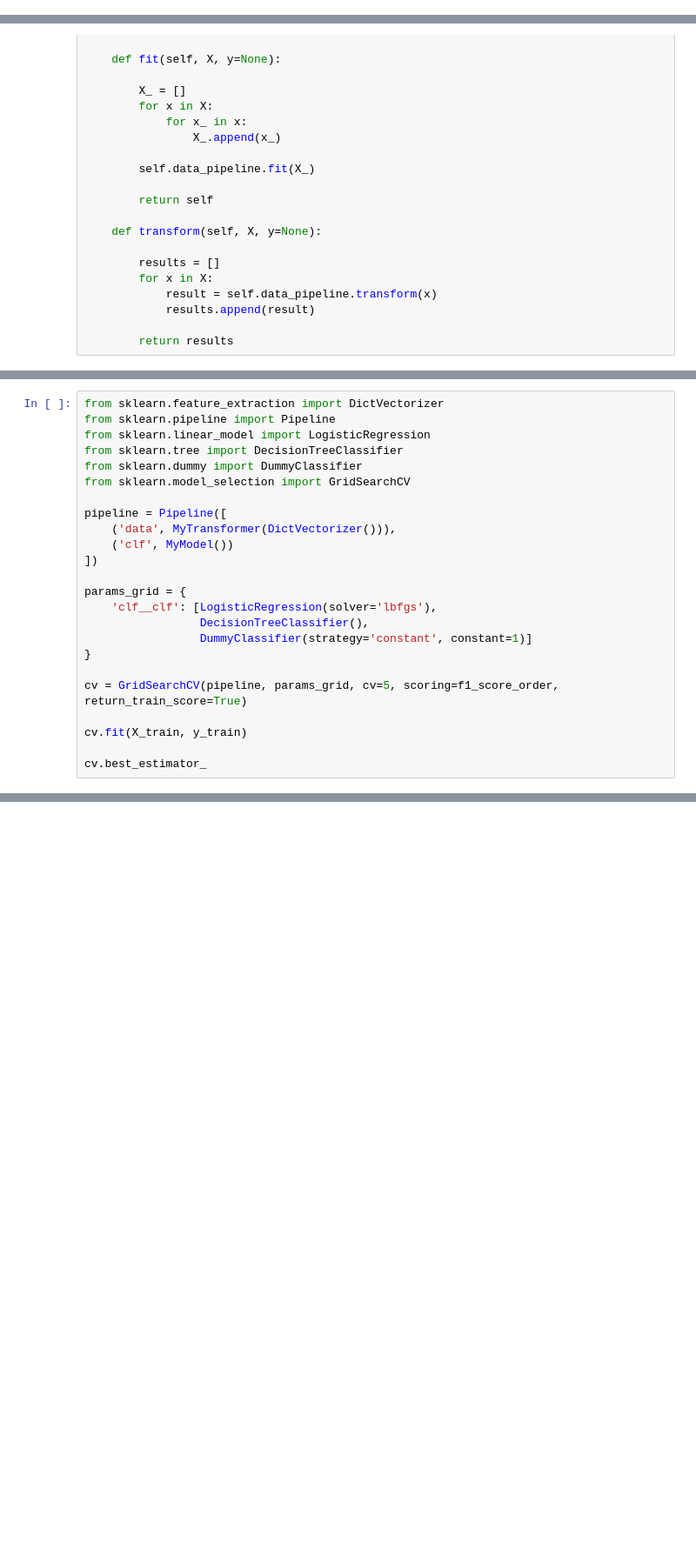
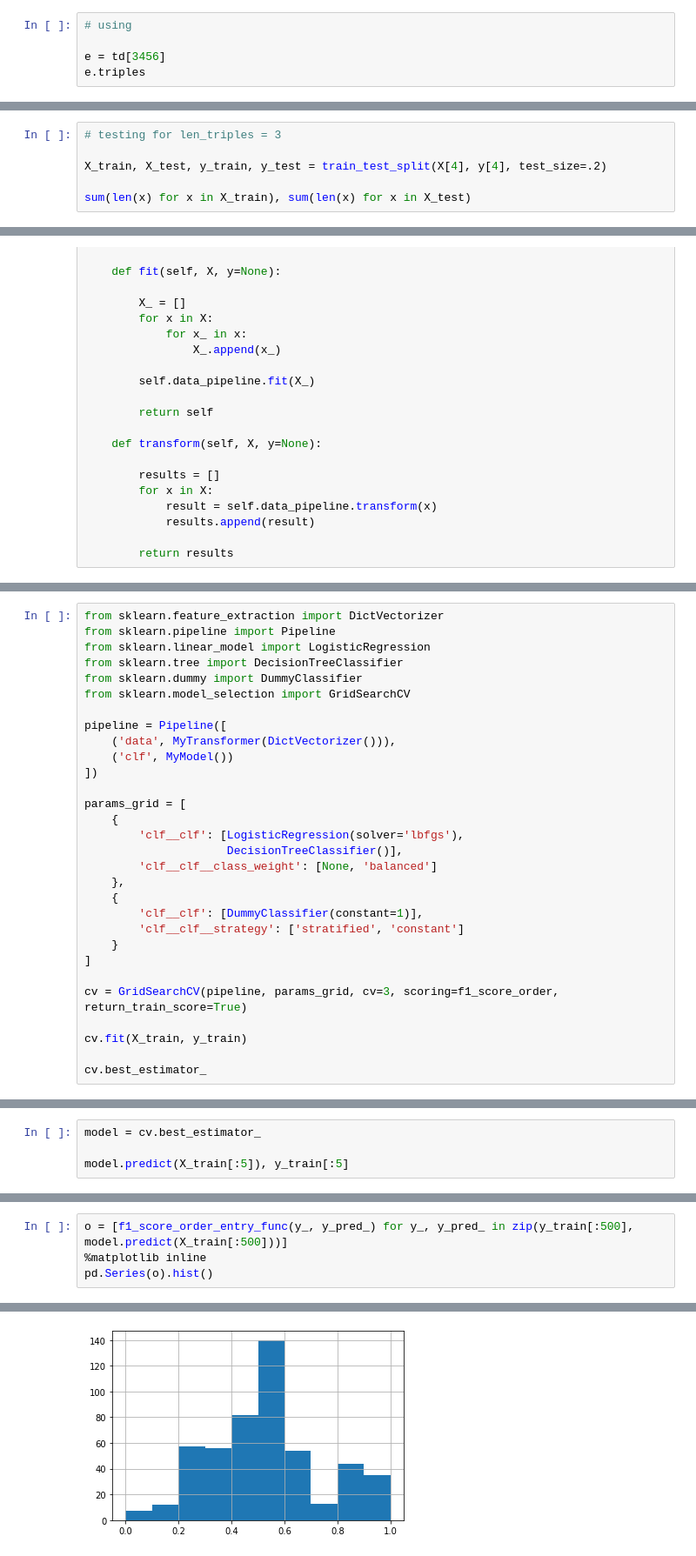
Before and after one commit to abevieiramota/masters, a Jupyter notebook: notebook/03 - Discourse Planning.ipynb, the cells around one changed output, grey strips where cells are left out. Shown at 87% size. Saved outputs shown, nothing was run; the diff lists cells and outputs as text; blank space fills up the shorter version.

```diff
--- a/notebook/03 - Discourse Planning.ipynb
+++ b/notebook/03 - Discourse Planning.ipynb
@@ -102,0 +203,5 @@ df.groupby(['is_first_order_1', 'is_first_order_2', 'target']).size().unstack(fi
+# %%
+# using
+
+e = td[3456]
+e.triples
@@ -306,0 +457,6 @@ X[3000], y[3000]
+# %%
+# testing for len_triples = 3
+
+X_train, X_test, y_train, y_test = train_test_split(X[4], y[4], test_size=.2)
+
+sum(len(x) for x in X_train), sum(len(x) for x in X_test)
@@ -408,13 +599,19 @@ pipeline = Pipeline([
     ('clf', MyModel())
 ])
 
-params_grid = {
-    'clf__clf': [LogisticRegression(solver='lbfgs'),
-                 DecisionTreeClassifier(),
-                 DummyClassifier(strategy='constant', constant=1)]
-}
+params_grid = [
+    {
+        'clf__clf': [LogisticRegression(solver='lbfgs'),
+                     DecisionTreeClassifier()],
+        'clf__clf__class_weight': [None, 'balanced']
+    },
+    {
+        'clf__clf': [DummyClassifier(constant=1)],
+        'clf__clf__strategy': ['stratified', 'constant']
+    }
+]
 
-cv = GridSearchCV(pipeline, params_grid, cv=5, scoring=f1_score_order, return_train_score=True)
+cv = GridSearchCV(pipeline, params_grid, cv=3, scoring=f1_score_order, return_train_score=True)
 
 cv.fit(X_train, y_train)
 
@@ -440,0 +671,4 @@ array([0.92916667, 0.92854167, 0.92977183])
+# %%
+model = cv.best_estimator_
+
+model.predict(X_train[:5]), y_train[:5]
@@ -440,0 +682,5 @@ array([0.92916667, 0.92854167, 0.92977183])
+# %%
+o = [f1_score_order_entry_func(y_, y_pred_) for y_, y_pred_ in zip(y_train[:500], model.predict(X_train[:500]))]
+%matplotlib inline
+pd.Series(o).hist()
+# %% [output]
@@ -440,0 +688 @@ array([0.92916667, 0.92854167, 0.92977183])
+[figure, added]
```
Also changed, not shown: parts of 56 cells of this notebook, 7 other files.
